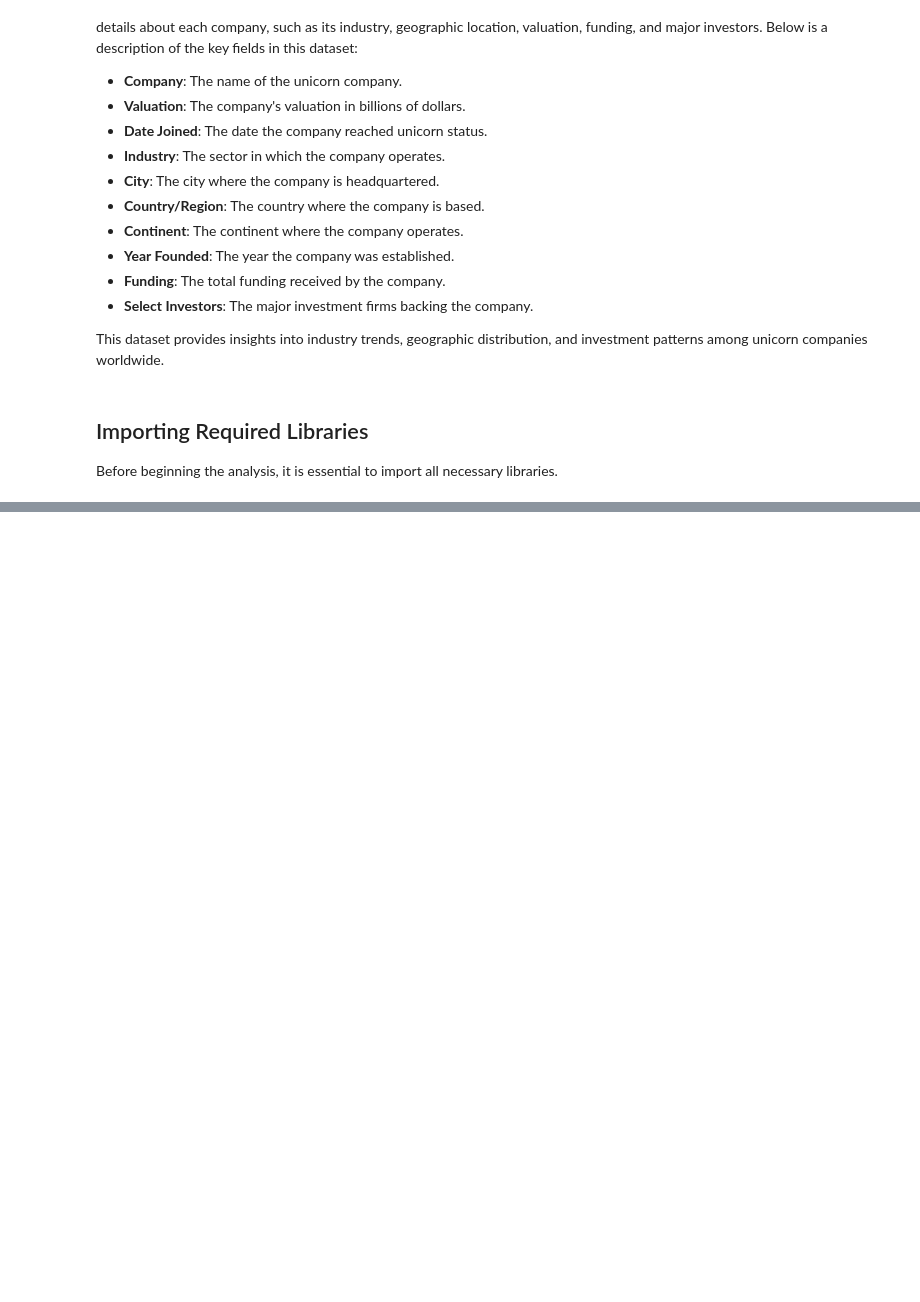
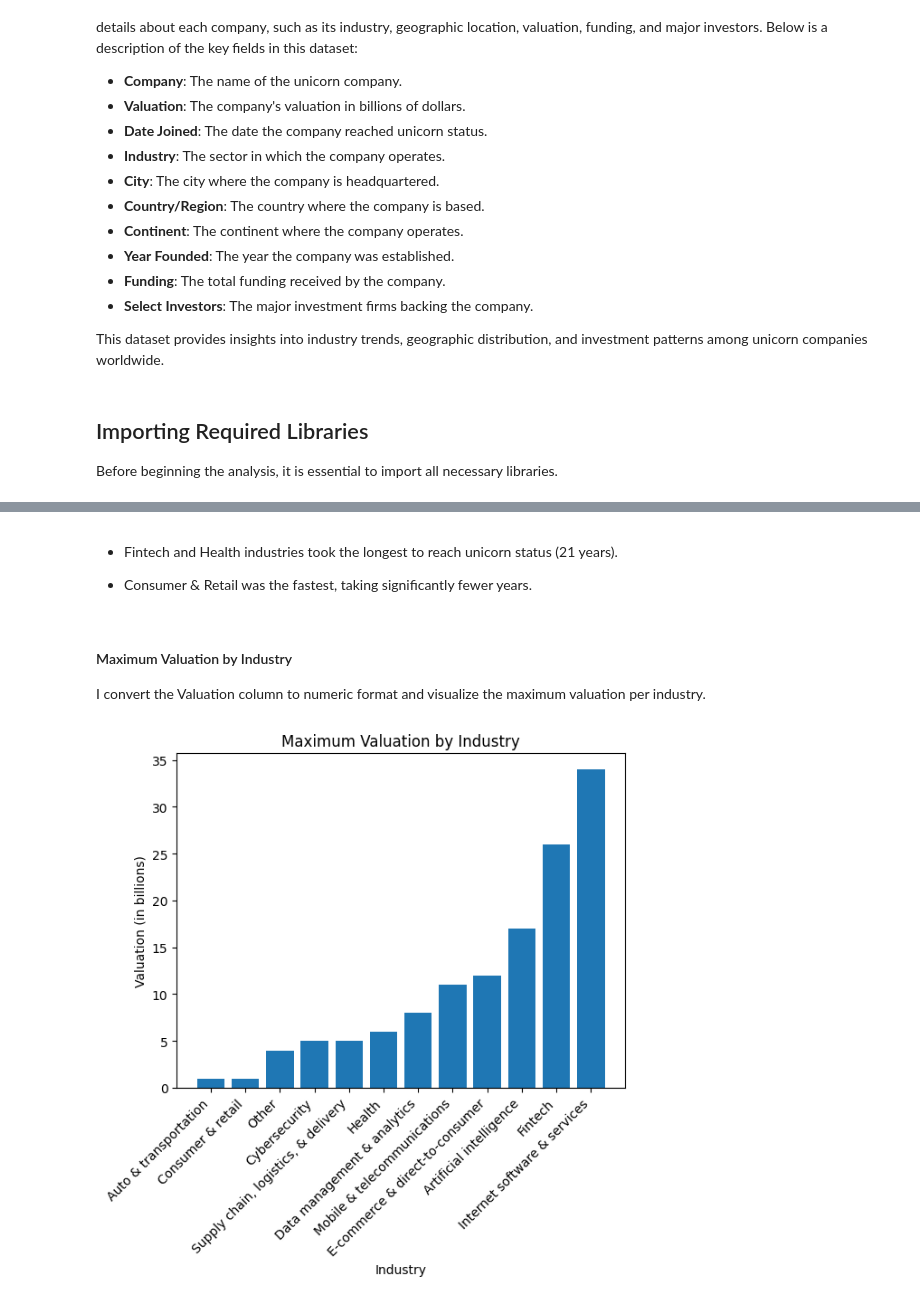
Before and after one commit to Cyberoctane29/Unicorn-Companies-Analysis, a Jupyter notebook: Unicorn_Companies_Analysis.ipynb, the cells around one changed output, grey strips where cells are left out. Cells and saved outputs as stored; diff of their text form; code cells hidden in the pictures; blank space fills up the shorter version.

```diff
--- a/Unicorn_Companies_Analysis.ipynb
+++ b/Unicorn_Companies_Analysis.ipynb
@@ -43,0 +180,19 @@ import pandas as pd
+# %% [markdown]
+- Fintech and Health industries took the longest to reach unicorn status (21 years).
+
+- Consumer & Retail was the fastest, taking significantly fewer years.
+# %% [markdown]
+#### Maximum Valuation by Industry
+I convert the Valuation column to numeric format and visualize the maximum valuation per industry.
+# %%
+companies_sampled['valuation_billions'] = companies_sampled['Valuation'].str.replace("$", "").str.replace("B", "").astype('int')
+grouped1 = companies_sampled[["Industry", "valuation_billions"]].groupby("Industry").sum().sort_values(by="valuation_billions")
+
+plt.bar(x=grouped1.index, height=grouped1['valuation_billions'])
+plt.title("Maximum Valuation by Industry")
+plt.xlabel("Industry")
+plt.ylabel("Valuation (in billions)")
+plt.xticks(rotation=45, horizontalalignment='right')
+plt.show()
+# %% [output]
+[figure, added]
```
Also changed, not shown: parts of 25 cells of this notebook.
